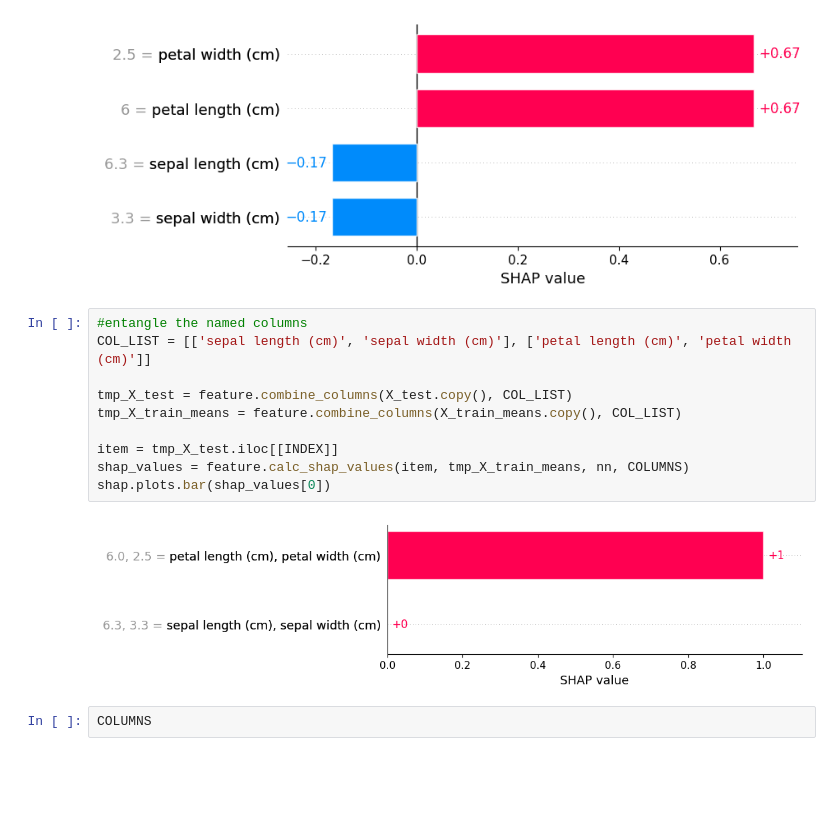
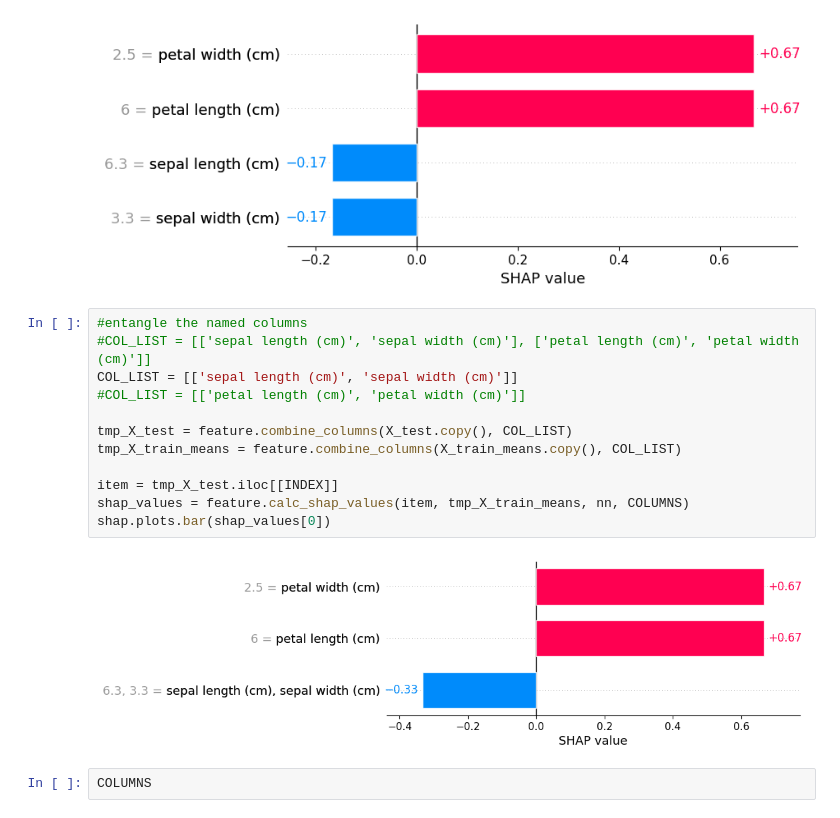
Before and after one commit to akleinau/Finch, a Jupyter notebook: classification_iris.ipynb, the cells around one changed output. Saved outputs shown, nothing was run; the diff lists cells and outputs as text; blank space fills up the shorter version.

```diff
--- a/classification_iris.ipynb
+++ b/classification_iris.ipynb
@@ -44,16 +44,18 @@ shap.plots.bar(shap_values[0])
 [figure]
 # %%
 #entangle the named columns
-COL_LIST = [['sepal length (cm)', 'sepal width (cm)'], ['petal length (cm)', 'petal width (cm)']]
+#COL_LIST = [['sepal length (cm)', 'sepal width (cm)'], ['petal length (cm)', 'petal width (cm)']]
+COL_LIST = [['sepal length (cm)', 'sepal width (cm)']]
+#COL_LIST = [['petal length (cm)', 'petal width (cm)']]
 
 tmp_X_test = feature.combine_columns(X_test.copy(), COL_LIST)
 tmp_X_train_means = feature.combine_columns(X_train_means.copy(), COL_LIST)
 
 item = tmp_X_test.iloc[[INDEX]]
 shap_values = feature.calc_shap_values(item, tmp_X_train_means, nn, COLUMNS)
 shap.plots.bar(shap_values[0])
 # %% [output]
-[figure, old version]
+[figure, new version]
 # %%
 COLUMNS
 # %% [output]
```
Also changed, not shown: parts of 1 cell of this notebook, 1 other file.
